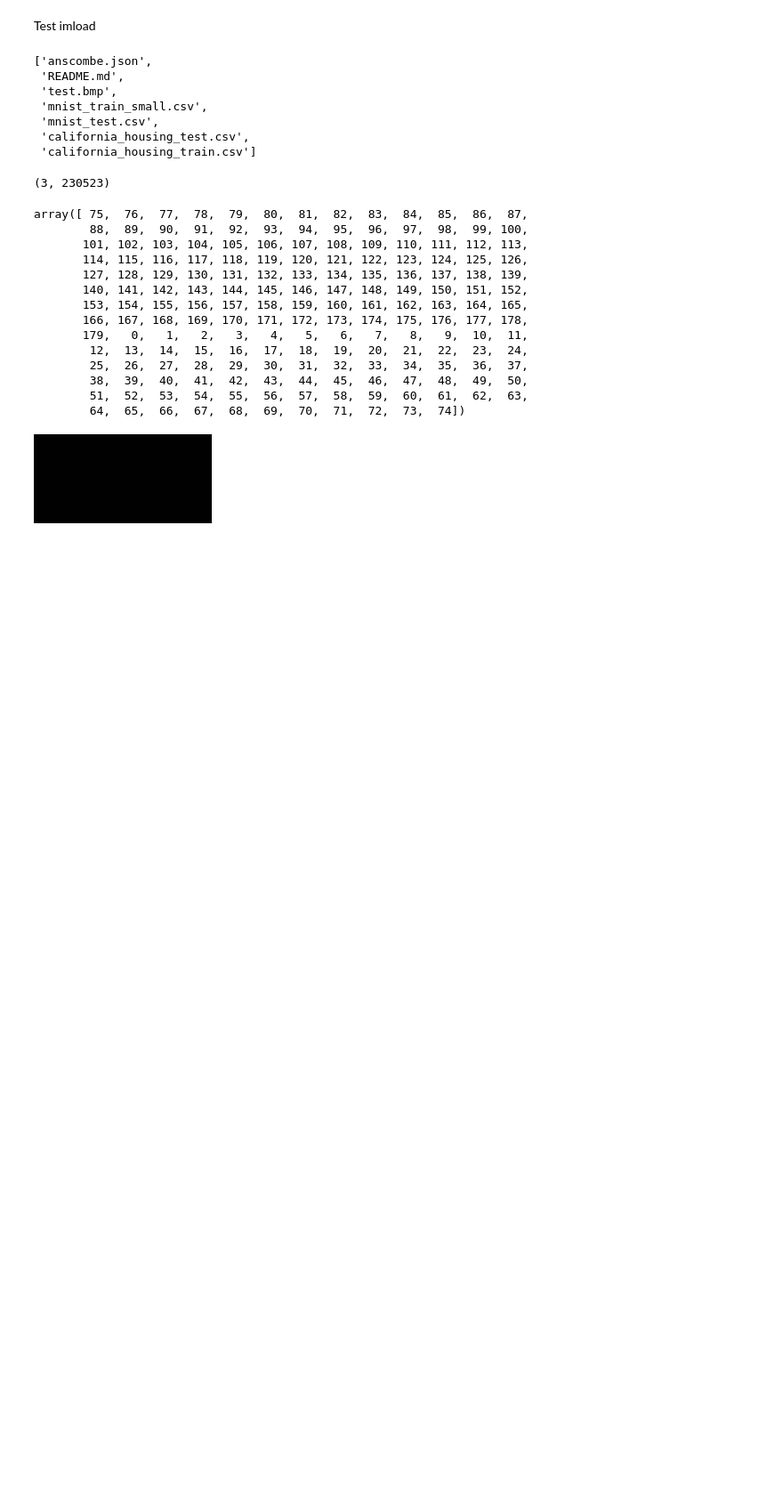
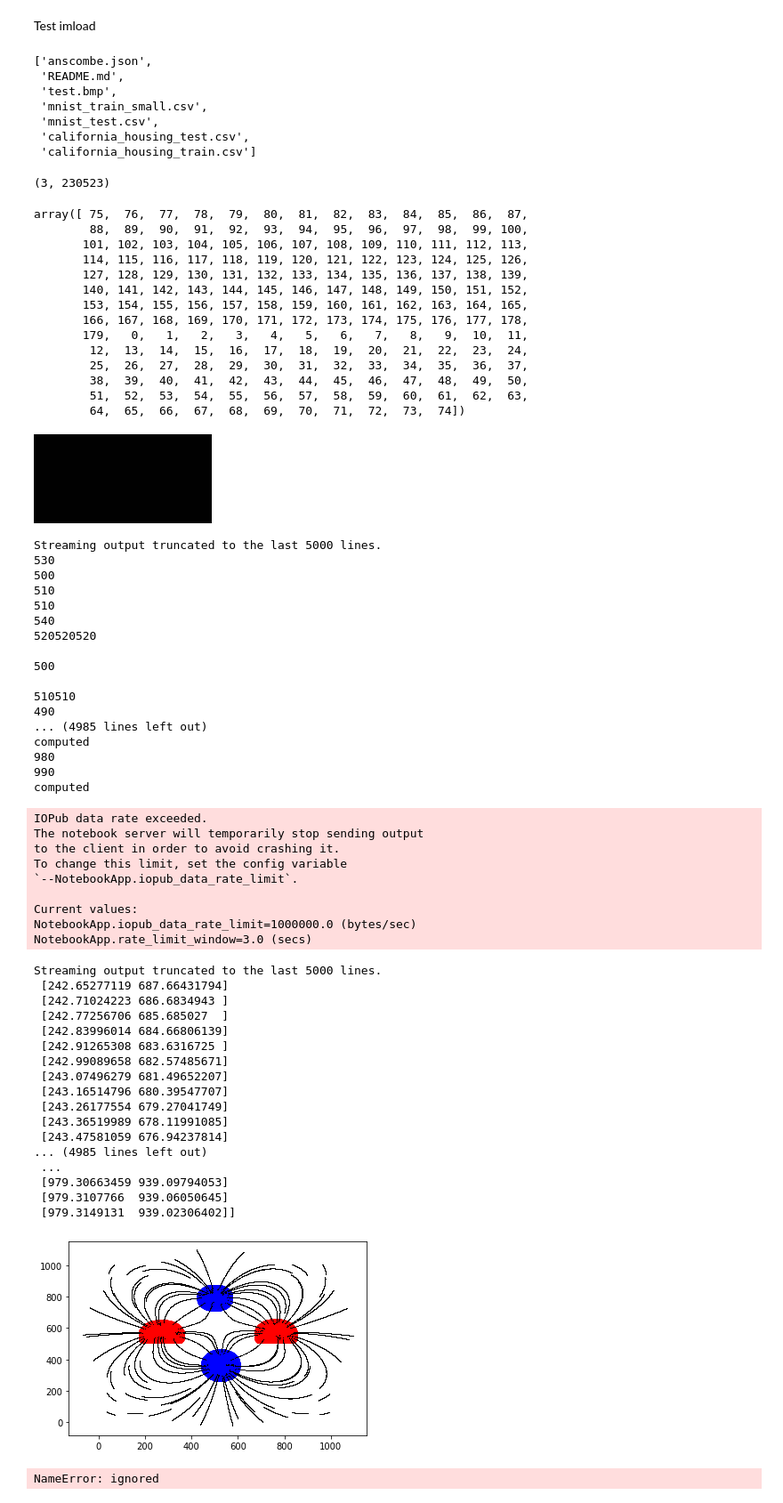
Before and after one commit to pyqt555/cudaFieldLines, a Jupyter notebook: main.ipynb, the cells around one changed output. Shown: that part at 89% size. Drawn from its saved outputs; the diff is of its cells as text; code cells hidden in the pictures; blank space fills up the shorter version.

Commit message:
image read good lines 50 mins

```diff
--- a/main.ipynb
+++ b/main.ipynb
@@ -16,7 +19,7 @@ charge=[x,y,c]
 X=0
 Y=1
 C=2
-TIMESCALE=1
+TIMESCALE=10
 E0=1
 # %%
 def compute_force(c1,c2):
@@ -378,0 +388,72 @@ def distribute_line_charges(img,res_x,res_y=None):
+# %%
+def display_lines_from_img(img,res_x,res_y=None,val_img=None,line_length=1000):
+  stationary_charges=extract_charges(img.copy(),val_img)
+  line_charges=distribute_line_charges(img.copy(),res_x,res_y)
+  lines=np.array(compute_lines(stationary_charges,line_charges,line_length))
+  neg,pos=np.split(stationary_charges,2)
+  plt.plot(pos[:,0], pos[:,1],"o" ,color=rgb((1.,1.,1.)))
+  plt.plot(neg[:,0], neg[:,1],"o" ,color=rgb((2/3,1.,1.)))
+  print(lines)
+  #lines=lines.flatten()#lines.reshape((int(len(lines.flatten())/3),3))
+  for line in lines:
+    if len(line)>0:
+      nl=[]
+      for el in line:
+        nl.append([el[0],el[1]])
+      nl=np.array(nl)
+      print(nl)
+      plt.plot(nl[:,0], nl[:,1],",",color="black")
+
+
+  plt.show()
+
+display_lines_from_img(testimg,10,line_length=1000)
+# %% [output]
+Streaming output truncated to the last 5000 lines.
+530
+500
+510
+510
+540
+520520520
+
+500
+
+510510
+490
+... (4985 lines left out)
+computed
+980
+990
+computed
+IOPub data rate exceeded.
+The notebook server will temporarily stop sending output
+to the client in order to avoid crashing it.
+To change this limit, set the config variable
+`--NotebookApp.iopub_data_rate_limit`.
+
+Current values:
+NotebookApp.iopub_data_rate_limit=1000000.0 (bytes/sec)
+NotebookApp.rate_limit_window=3.0 (secs)
+Streaming output truncated to the last 5000 lines.
+ [242.65277119 687.66431794]
+ [242.71024223 686.6834943 ]
+ [242.77256706 685.685027  ]
+ [242.83996014 684.66806139]
+ [242.91265308 683.6316725 ]
+ [242.99089658 682.57485671]
+ [243.07496279 681.49652207]
+ [243.16514796 680.39547707]
+ [243.26177554 679.27041749]
+ [243.36519989 678.11991085]
+ [243.47581059 676.94237814]
+... (4985 lines left out)
+ ...
+ [979.30663459 939.09794053]
+ [979.3107766  939.06050645]
+ [979.3149131  939.02306402]]
+[figure, added]
+# %%
+lines
+# %% [output]
+NameError: ignored
```
Also changed, not shown: parts of 7 cells of this notebook.
